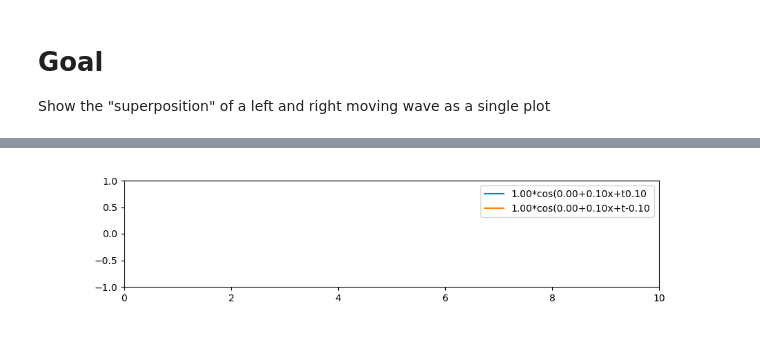
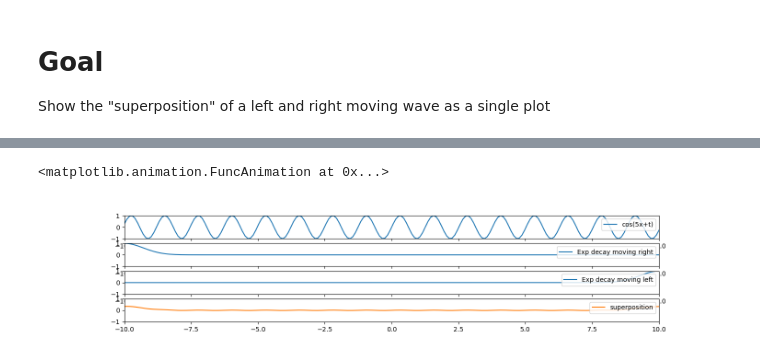
Before and after one commit to migueltorrescosta/notebooks, a Jupyter notebook: Quantum/Plotting 1D waves.ipynb, the cells around one changed output, grey strips where cells are left out. Saved outputs shown, nothing was run; the diff lists cells and outputs as text; code cells hidden in the pictures.

Commit message:
Finish Superposition plotting

```diff
--- a/Quantum/Plotting 1D waves.ipynb
+++ b/Quantum/Plotting 1D waves.ipynb
@@ -50,0 +33,3 @@ class Wave:
+# %%
+def trigonometric_wave_function(phase=0, amplitude=1, time_frequency=1, space_frequency=1):
+    return lambda x,t: amplitude * np.sin(phase + x*space_frequency + t*time_frequency)
@@ -57,33 +116,10 @@ Show the "superposition" of a left and right moving wave as a single plot
 # %%
-fig, ax = plt.subplots(figsize=(10,2))
-t = np.linspace(0, 10, 100)
-
-waves = [
-    Wave(),
-    Wave(time_frequency=-.1)
-]
-wave_sum = ax.plot(t[0], np.cos(t[0]))[0]
-wave_sum.set_xdata(t)
-
-ax.set(xlim=[0, 10], ylim=[-1, 1])
-ax.legend()
-
-
-def update(frame):
-    # update the scatter plots:
-
-    for wave in waves:
-        wave.wave.update_wave(frame)
-
-    wave_sum.set_ydata(
-        np.sum([
-            w.get_ydata()*w.weight for w in waves
-        ])
-    )
-    return (*[w.wave for w in waves], wave_sum)
-
-
-ani = animation.FuncAnimation(fig=fig, func=update, frames=10**6, interval=20)
-plt.show()
+# Show the "superposition" of a left and right moving wave as a single plot
+plot_superposition([
+    Wave(trigonometric_wave_function(amplitude=1, space_frequency=5), label="cos(5x+t)", weight=.05),
+    Wave(lambda x,t: np.exp(-1*(x-.5*t+10)**2), label="Exp decay moving right"),
+    Wave(lambda x,t: np.exp(-1*(x+.5*t-10)**2), label="Exp decay moving left"),
+], time_lattice=np.linspace(0,20,200))
 # %% [output]
+<matplotlib.animation.FuncAnimation at 0x...>
-[figure, old version]
+[figure, new version]
```
Also changed, not shown: parts of 8 cells of this notebook.
